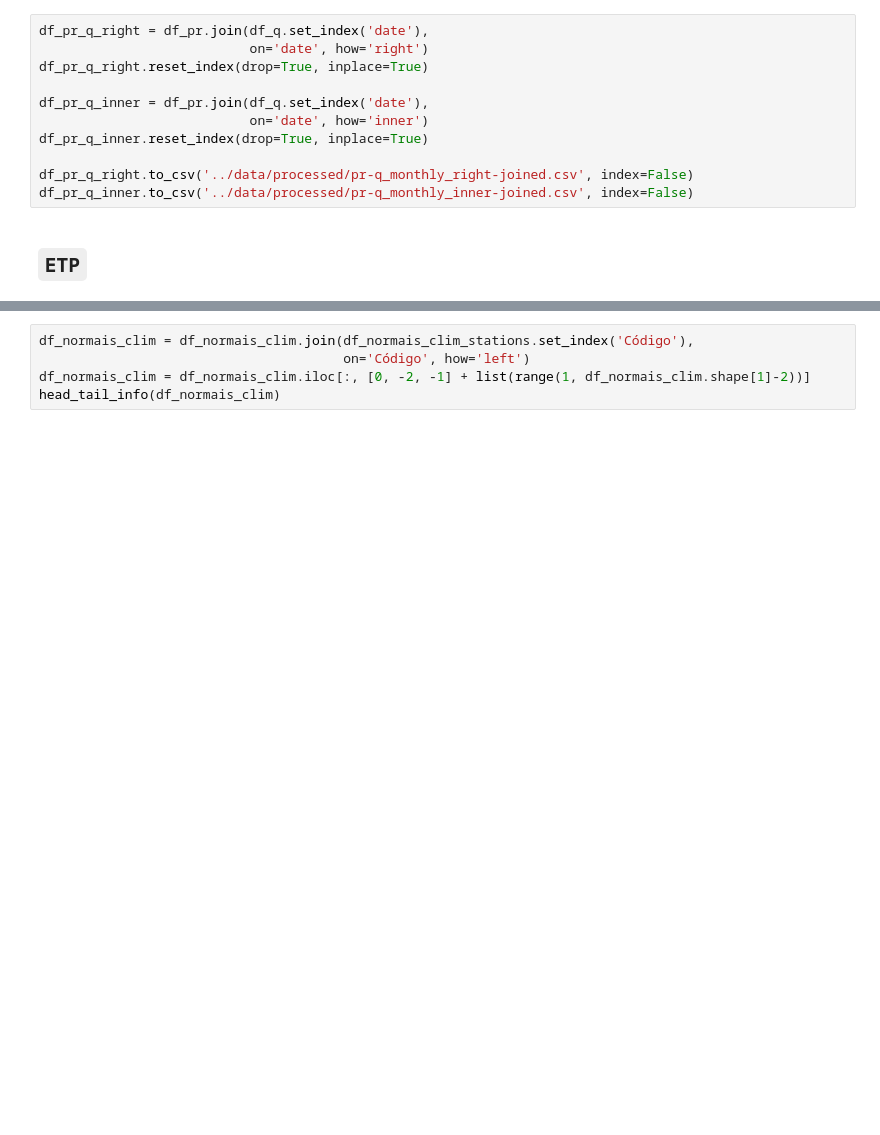
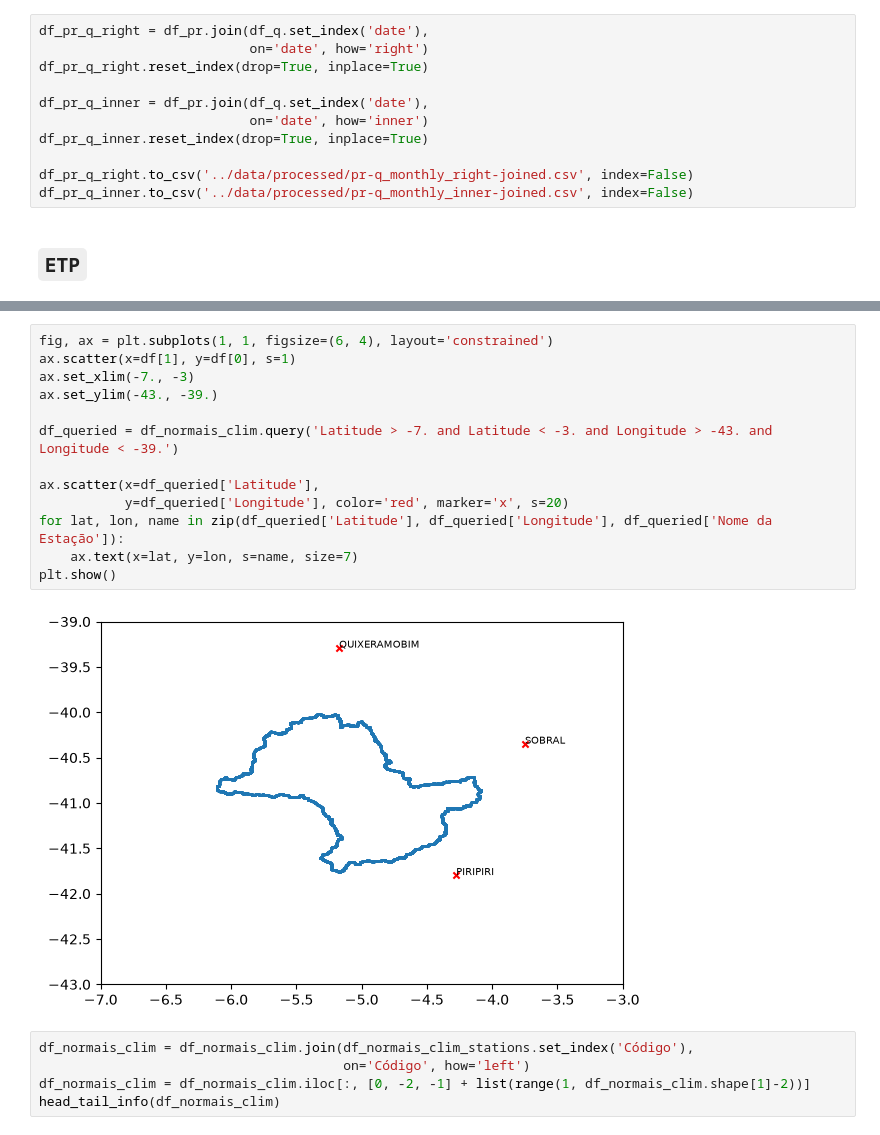
Before and after one commit to levyfelipess/2026-2_hidrologia-avancada, a Jupyter notebook: notebooks/01_precipitacao-media.ipynb, the cells around one changed output, grey strips where cells are left out. Drawn from its saved outputs; the diff is of its cells as text; blank space fills up the shorter version.

```diff
--- a/notebooks/01_precipitacao-media.ipynb
+++ b/notebooks/01_precipitacao-media.ipynb
@@ -212,3 +275,18 @@ None
+# %%
+fig, ax = plt.subplots(1, 1, figsize=(6, 4), layout='constrained')
+ax.scatter(x=df[1], y=df[0], s=1)
+ax.set_xlim(-7., -3)
+ax.set_ylim(-43., -39.)
+
+df_queried = df_normais_clim.query('Latitude > -7. and Latitude < -3. and Longitude > -43. and Longitude < -39.')
+
+ax.scatter(x=df_queried['Latitude'],
+           y=df_queried['Longitude'], color='red', marker='x', s=20)
+for lat, lon, name in zip(df_queried['Latitude'], df_queried['Longitude'], df_queried['Nome da Estação']):
+    ax.text(x=lat, y=lon, s=name, size=7)
+plt.show()
+# %% [output]
+[figure, added]
 # %%
 df_normais_clim = df_normais_clim.join(df_normais_clim_stations.set_index('Código'),
                                        on='Código', how='left')
```
Also changed, not shown: parts of 7 cells of this notebook.
